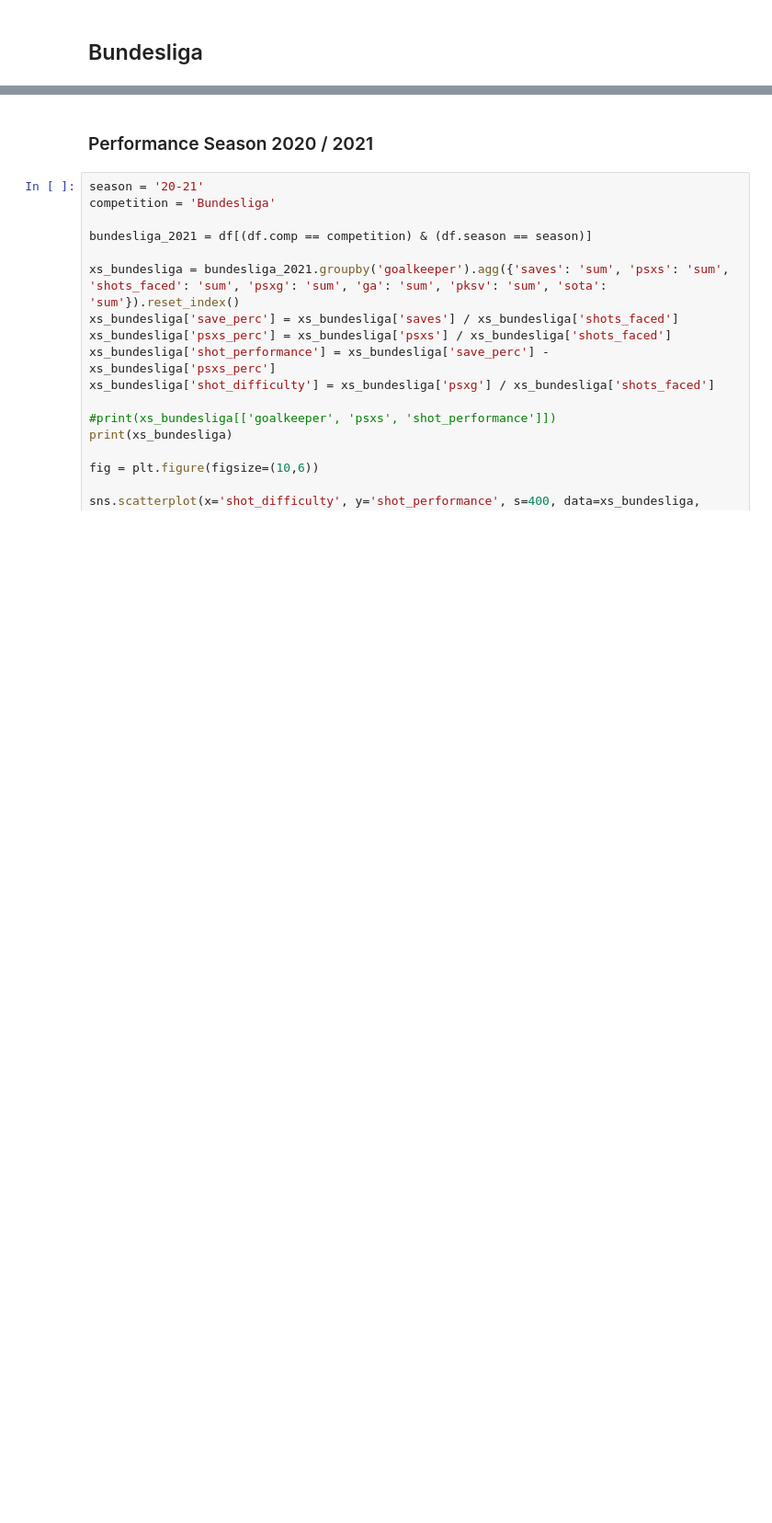
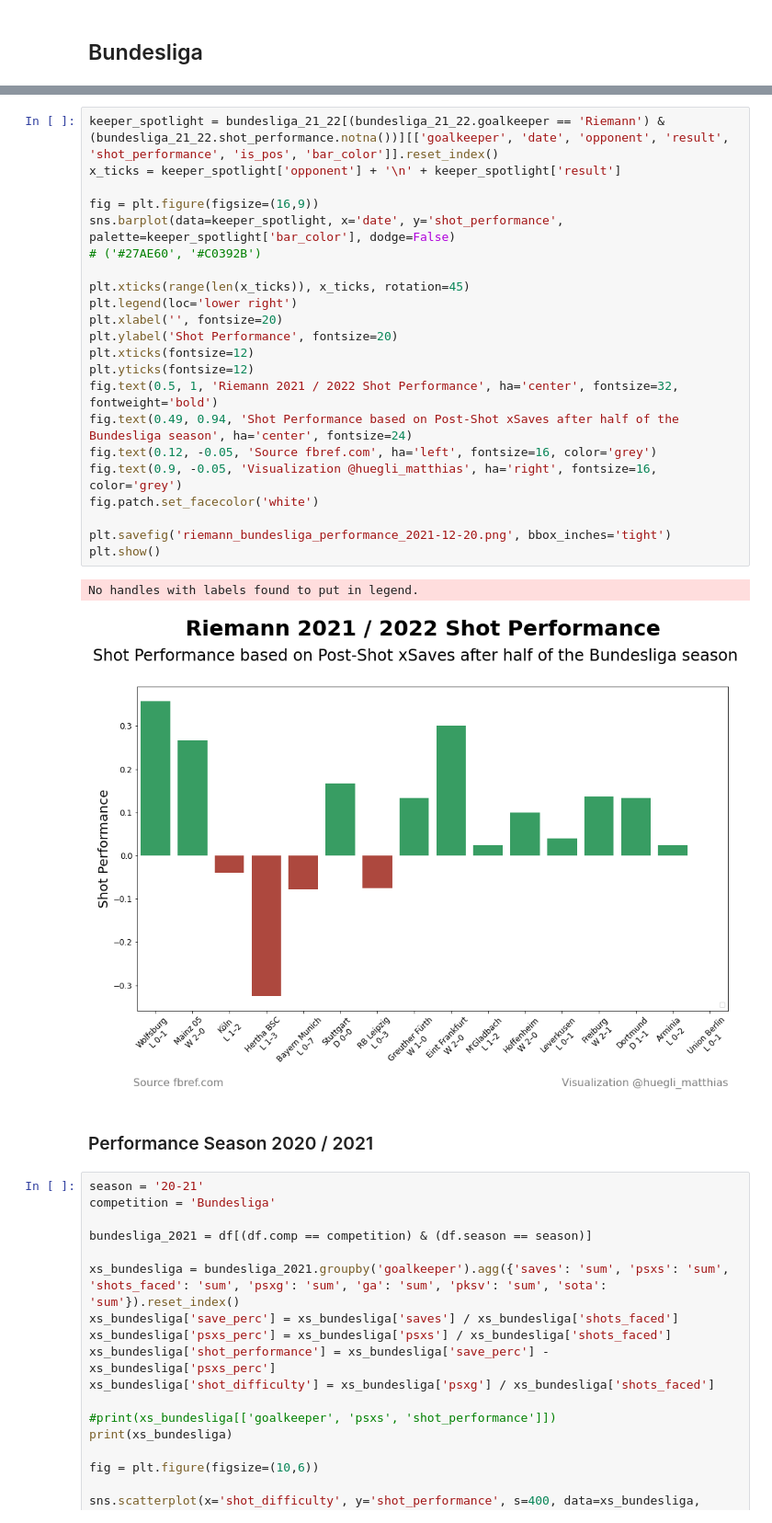
Before and after one commit to keepertrainer78698/youth-base, a Jupyter notebook: goalkeeping/int-goalkeeping/expected_saves.ipynb, the cells around one changed output, grey strips where cells are left out. Shown at 92% size. Drawn from its saved outputs; the diff is of its cells as text; blank space fills up the shorter version.

```diff
--- a/goalkeeping/int-goalkeeping/expected_saves.ipynb
+++ b/goalkeeping/int-goalkeeping/expected_saves.ipynb
@@ -107,3 +91,28 @@ plt.show()
+# %%
+keeper_spotlight = bundesliga_21_22[(bundesliga_21_22.goalkeeper == 'Riemann') & (bundesliga_21_22.shot_performance.notna())][['goalkeeper', 'date', 'opponent', 'result', 'shot_performance', 'is_pos', 'bar_color']].reset_index()
+x_ticks = keeper_spotlight['opponent'] + '\n' + keeper_spotlight['result']
+
+fig = plt.figure(figsize=(16,9))
+sns.barplot(data=keeper_spotlight, x='date', y='shot_performance', palette=keeper_spotlight['bar_color'], dodge=False)
+# ('#27AE60', '#C0392B')
+
+plt.xticks(range(len(x_ticks)), x_ticks, rotation=45)
+plt.legend(loc='lower right')
+plt.xlabel('', fontsize=20)
+plt.ylabel('Shot Performance', fontsize=20)
+plt.xticks(fontsize=12)
+plt.yticks(fontsize=12)
+fig.text(0.5, 1, 'Riemann 2021 / 2022 Shot Performance', ha='center', fontsize=32, fontweight='bold')
+fig.text(0.49, 0.94, 'Shot Performance based on Post-Shot xSaves after half of the Bundesliga season', ha='center', fontsize=24)
+fig.text(0.12, -0.05, 'Source fbref.com', ha='left', fontsize=16, color='grey')
+fig.text(0.9, -0.05, 'Visualization @huegli_matthias', ha='right', fontsize=16, color='grey')
+fig.patch.set_facecolor('white')
+
+plt.savefig('riemann_bundesliga_performance_2021-12-20.png', bbox_inches='tight')
+plt.show()
+# %% [output]
+No handles with labels found to put in legend.
+[figure, added]
 # %% [markdown]
 ### Performance Season 2020 / 2021
 # %%
```
Also changed, not shown: parts of 8 cells of this notebook, 9 other files.
